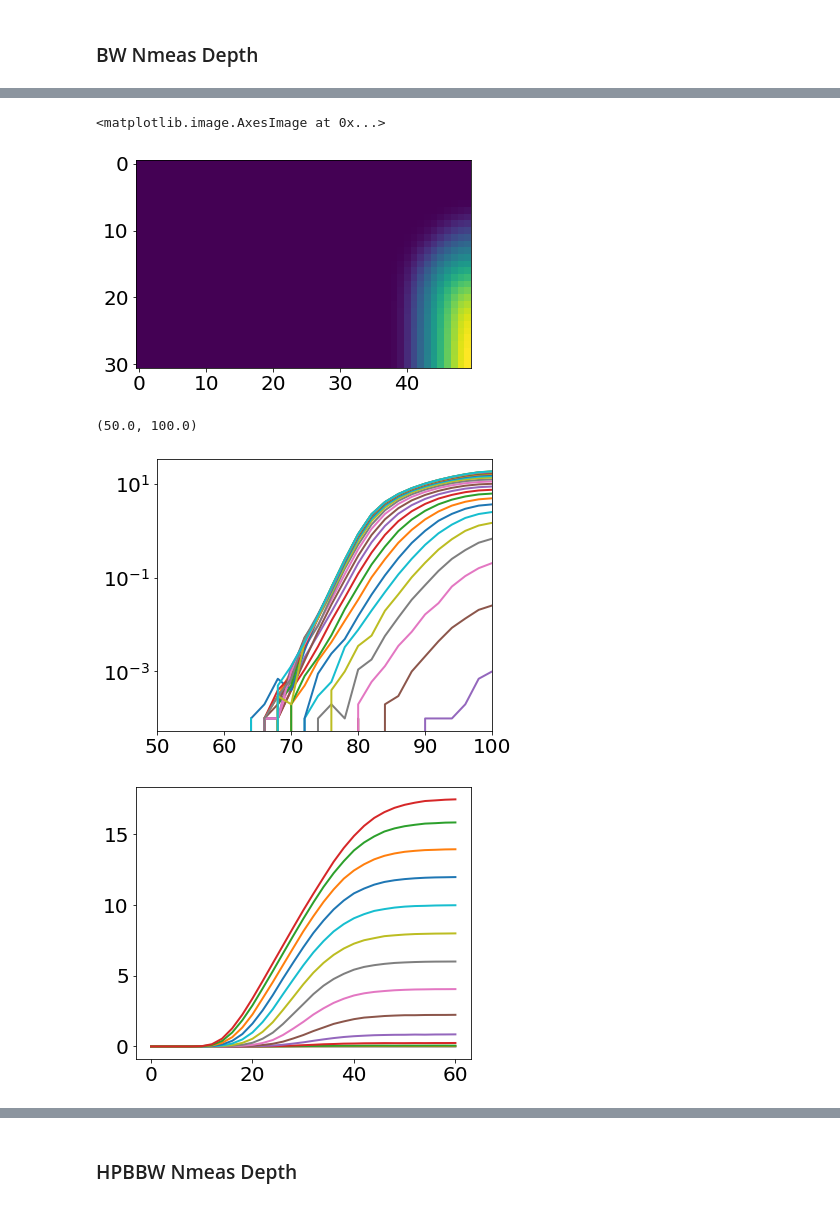
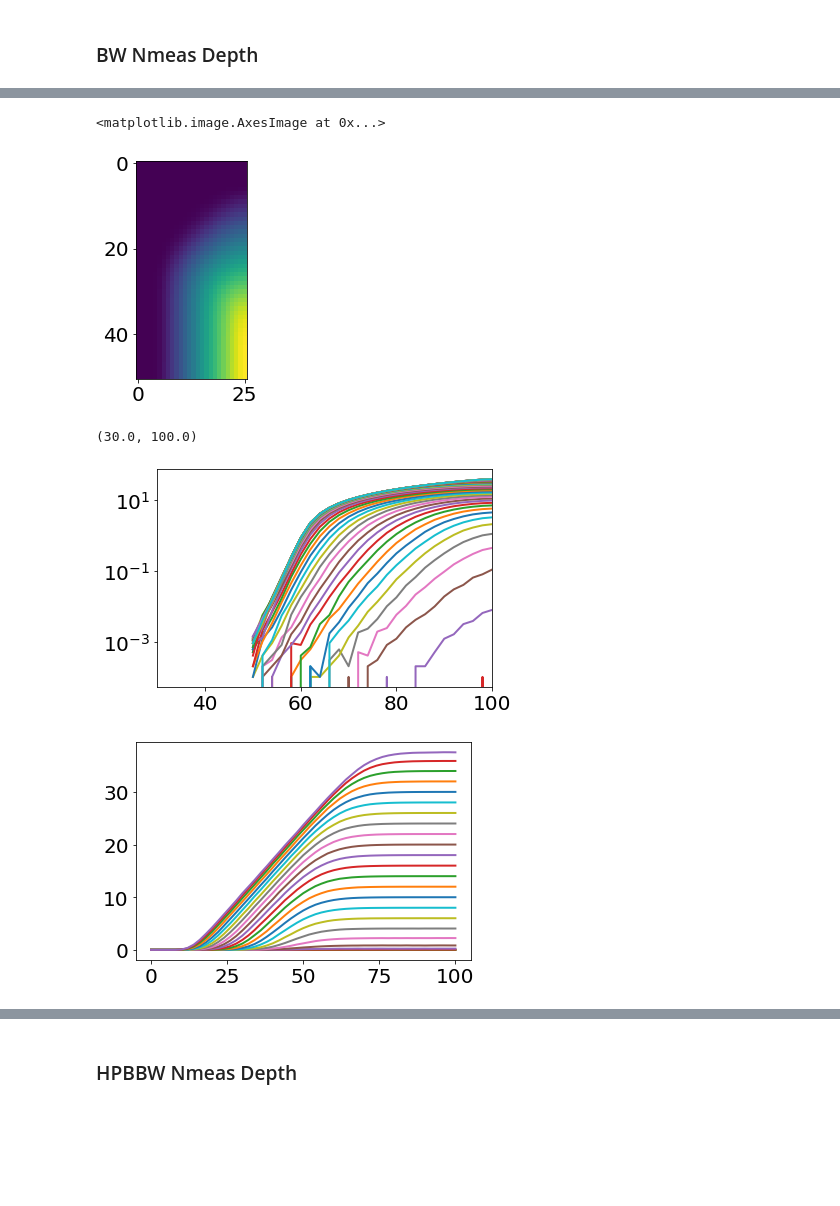
Before and after one commit to zsxqblz/nmeas_MIE_clifford, a Jupyter notebook: visualization.ipynb, the cells around one changed output, grey strips where cells are left out. Drawn from its saved outputs; the diff is of its cells as text; code cells hidden in the pictures; blank space fills up the shorter version.

```diff
--- a/visualization.ipynb
+++ b/visualization.ipynb
@@ -499,0 +478,15 @@ plt.imshow(cmi_ave_l)
+# %%
+file_name = "data/230226/230226_nd1_pp.npz"
+
+raw = np.load(file_name)
+n_meas_l  = raw['n_meas_l']
+depth_l  = raw['depth_l']
+cmi_ave_l = raw['cmi_ave_l']
+cmi_std_l = raw['cmi_std_l']
+
+plt.rcParams["figure.figsize"] = (6,5)
+plt.imshow(cmi_ave_l,extent=[n_meas_l[0],n_meas_l[-1],depth_l[-1],depth_l[0]])
+plt.xlim([50,100])
+plt.xlabel("# measurements")
+plt.ylabel("circuit depth")
+plt.tight_layout()
@@ -499,0 +495,10 @@ plt.imshow(cmi_ave_l)
+# %%
+for i in range(0,30,1):
+    plt.plot(n_meas_l,cmi_ave_l[i,:])
+# plt.yscale('log')
+
+plt.rcParams["figure.figsize"] = (6,5)
+plt.xlim([50,100])
+plt.xlabel("# measurements")
+plt.ylabel("MIE")
+plt.tight_layout()
@@ -499,0 +507,10 @@ plt.imshow(cmi_ave_l)
+# %%
+# plt.plot(cmi_ave_l[:, 0])
+
+for i in range(35,49):
+    plt.plot(depth_l,cmi_ave_l[:,i])
+plt.rcParams["figure.figsize"] = (6,5)
+plt.xlim([0,60])
+plt.xlabel("circuit depth")
+plt.ylabel("MIE")
+plt.tight_layout()
@@ -513,29 +548,29 @@ plt.imshow(cmi_ave_l)
 # %%
-file_name = "data/230226/230226_nd1_pp.npz"
+file_name = "data/230305/230305_nd3_pp.npz"
 
 raw = np.load(file_name)
 n_meas_l  = raw['n_meas_l']
 depth_l  = raw['depth_l']
 cmi_ave_l = raw['cmi_ave_l']
 cmi_std_l = raw['cmi_std_l']
 
 plt.imshow(cmi_ave_l)
 # %% [output]
 <matplotlib.image.AxesImage at 0x...>
-[figure, old version]
+[figure, new version]
 # %%
-for i in range(0,30,1):
+for i in range(0,50,1):
     plt.plot(n_meas_l,cmi_ave_l[i,:])
 plt.yscale('log')
-plt.xlim([50,100])
+plt.xlim([30,100])
 # %% [output]
-(50.0, 100.0)
+(30.0, 100.0)
-[figure, old version]
+[figure, new version]
 # %%
 # plt.plot(cmi_ave_l[:, 0])
 
-for i in range(35,49):
+for i in range(0,25):
     plt.plot(depth_l,cmi_ave_l[:,i])
 # plt.yscale('log')
 # %% [output]
-[figure, old version]
+[figure, new version]
```
Also changed, not shown: parts of 25 cells of this notebook, 1 other file.
